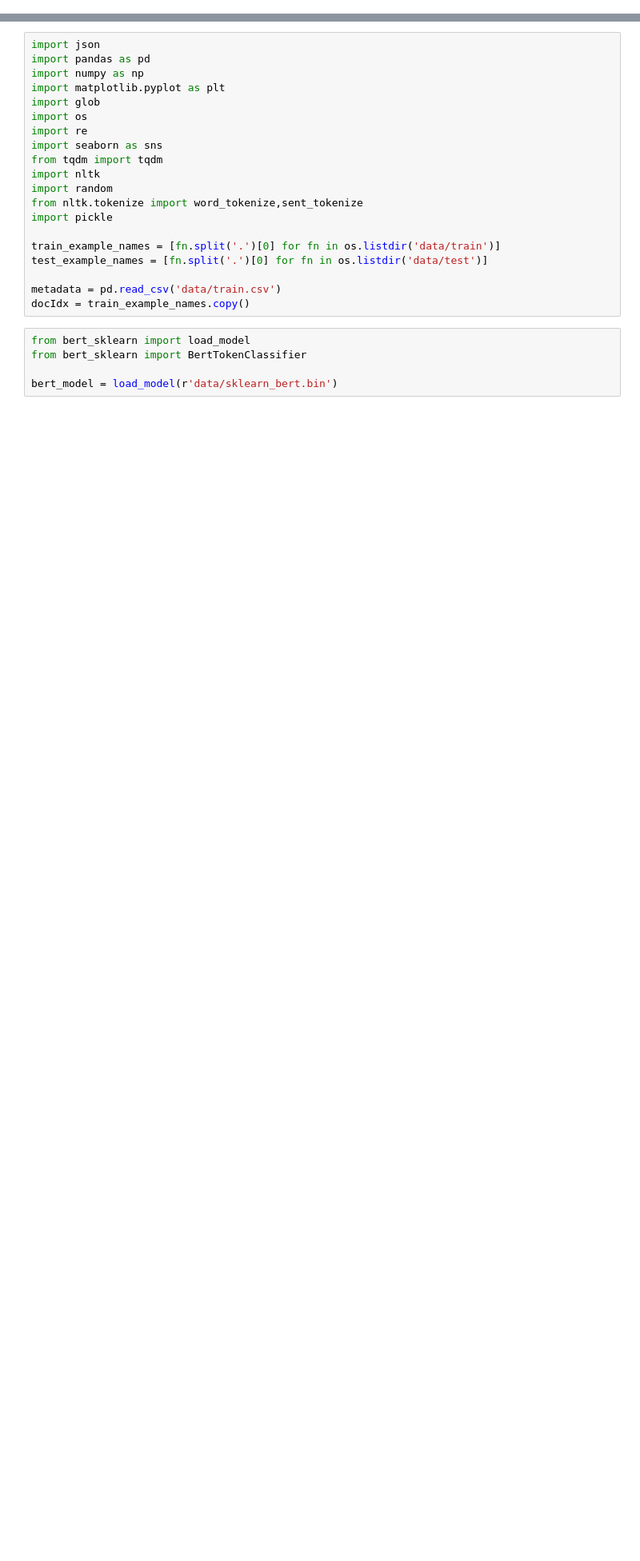
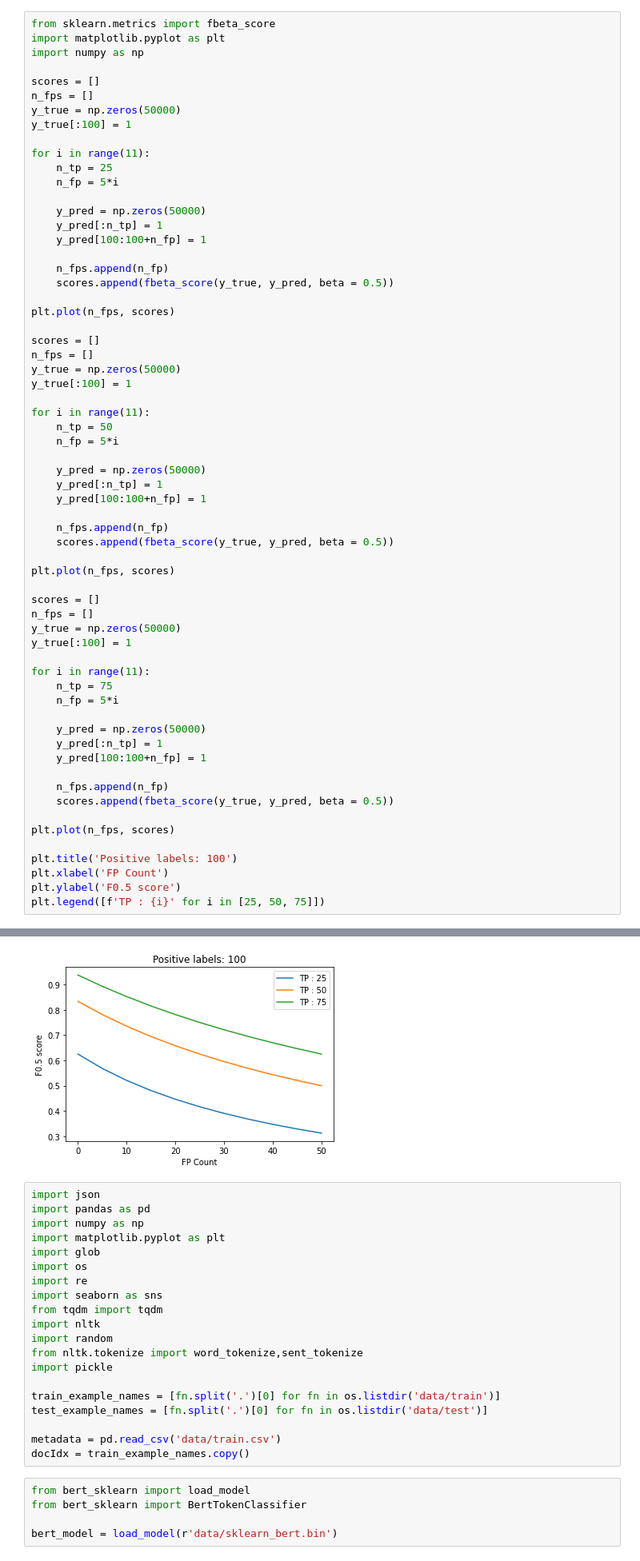
Before and after one commit to ozanzgur/kaggle_coleridge_initiative, a Jupyter notebook: exp06-bert_ner_semi_supervised_label_gen.ipynb, the cells around one changed output, grey strips where cells are left out. Shown at 80% size. Cells and saved outputs as stored; diff of their text form; blank space fills up the shorter version.

```diff
--- a/exp06-bert_ner_semi_supervised_label_gen.ipynb
+++ b/exp06-bert_ner_semi_supervised_label_gen.ipynb
@@ -0,0 +29,64 @@
+# %%
+from sklearn.metrics import fbeta_score
+import matplotlib.pyplot as plt
+import numpy as np
+
+scores = []
+n_fps = []
+y_true = np.zeros(50000)
+y_true[:100] = 1
+
+for i in range(11):
+    n_tp = 25
+    n_fp = 5*i
+
+    y_pred = np.zeros(50000)
+    y_pred[:n_tp] = 1
+    y_pred[100:100+n_fp] = 1
+
+    n_fps.append(n_fp)
+    scores.append(fbeta_score(y_true, y_pred, beta = 0.5))
+
+plt.plot(n_fps, scores)
+
+scores = []
+n_fps = []
+y_true = np.zeros(50000)
+y_true[:100] = 1
+
+for i in range(11):
+    n_tp = 50
+    n_fp = 5*i
+
+    y_pred = np.zeros(50000)
+    y_pred[:n_tp] = 1
+    y_pred[100:100+n_fp] = 1
+
+    n_fps.append(n_fp)
+    scores.append(fbeta_score(y_true, y_pred, beta = 0.5))
+
+plt.plot(n_fps, scores)
+
+scores = []
+n_fps = []
+y_true = np.zeros(50000)
+y_true[:100] = 1
+
+for i in range(11):
+    n_tp = 75
+    n_fp = 5*i
+
+    y_pred = np.zeros(50000)
+    y_pred[:n_tp] = 1
+    y_pred[100:100+n_fp] = 1
+
+    n_fps.append(n_fp)
+    scores.append(fbeta_score(y_true, y_pred, beta = 0.5))
+
+plt.plot(n_fps, scores)
+
+plt.title('Positive labels: 100')
+plt.xlabel('FP Count')
+plt.ylabel('F0.5 score')
+plt.legend([f'TP : {i}' for i in [25, 50, 75]])
+# %% [output]
@@ -1,3 +94,4 @@
+[figure, added]
 # %%
 import json
 import pandas as pd
```
Also changed, not shown: parts of 3 cells of this notebook, 8 other files.
